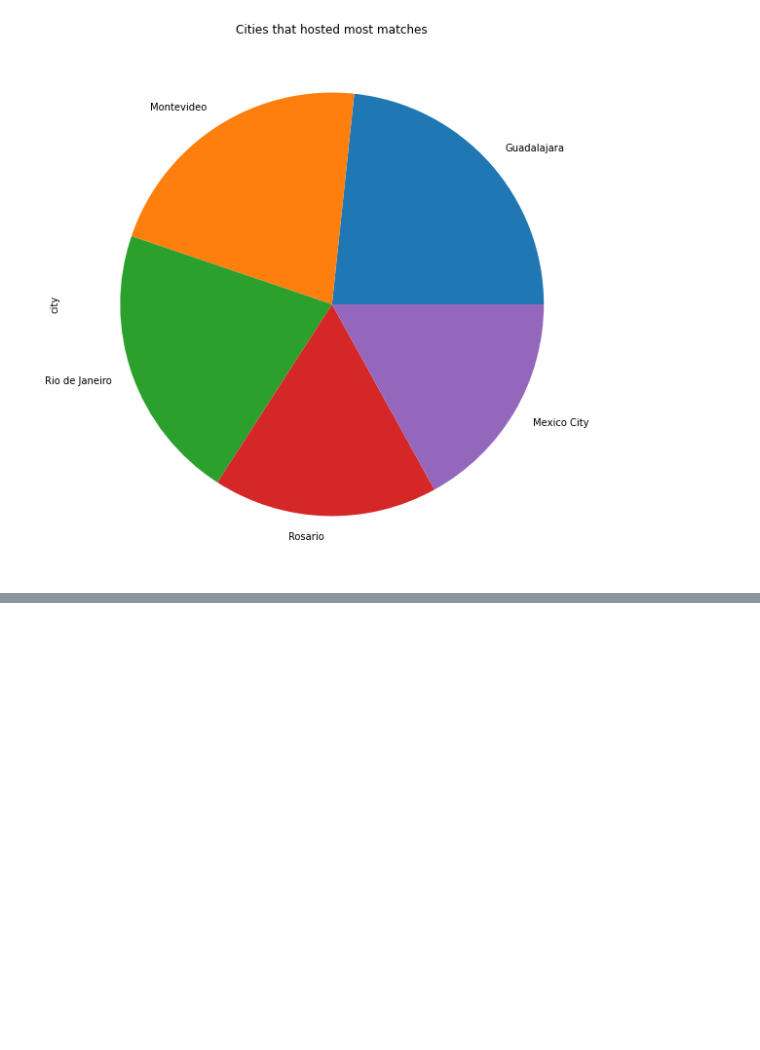
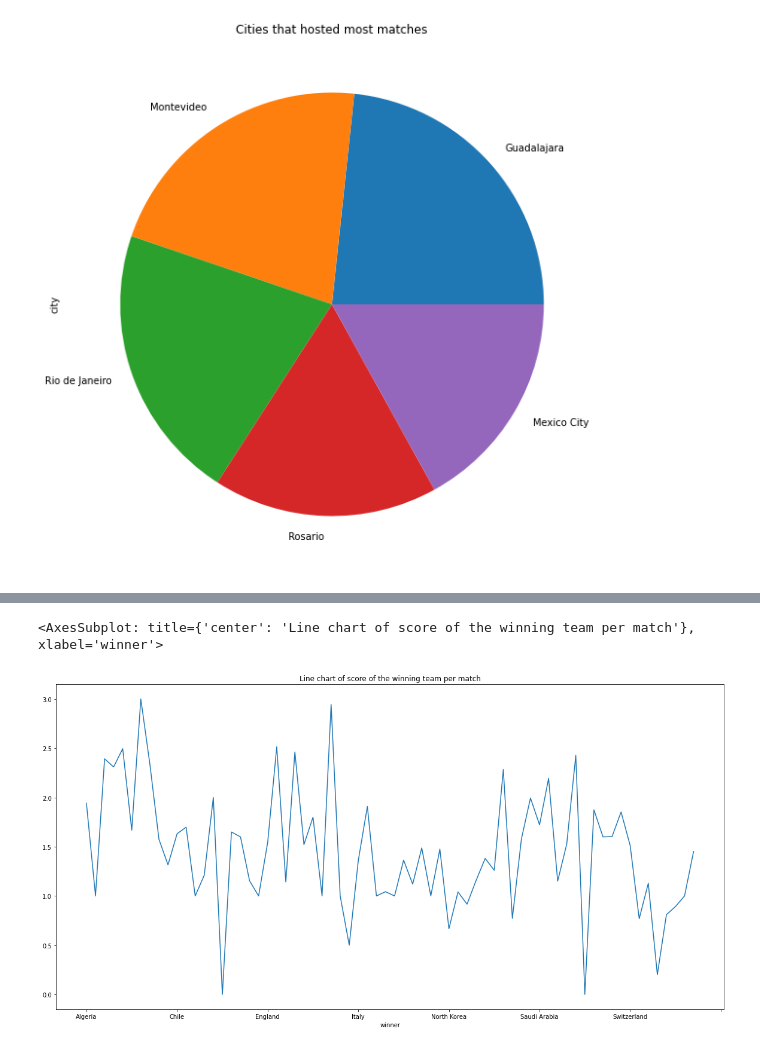
Before and after one commit to felipereis150/world_cup, a Jupyter notebook: EDA.ipynb, the cells around one changed output, grey strips where cells are left out. Cells and saved outputs as stored; diff of their text form; code cells hidden in the pictures; blank space fills up the shorter version.

```diff
--- a/EDA.ipynb
+++ b/EDA.ipynb
@@ -184,0 +178,6 @@ world_cup['city'].value_counts().head(5).plot(kind='pie', figsize=(20, 10), titl
+# %%
+# chart of the distribution of goals per match
+world_cup['home_score'].groupby(world_cup['winner']).mean().plot(kind='line', figsize=(20, 10), title= 'Line chart of score of the winning team per match')
+# %% [output]
+<AxesSubplot: title={'center': 'Line chart of score of the winning team per match'}, xlabel='winner'>
+[figure, added]
```
Also changed, not shown: parts of 5 cells of this notebook, 2 other files.
